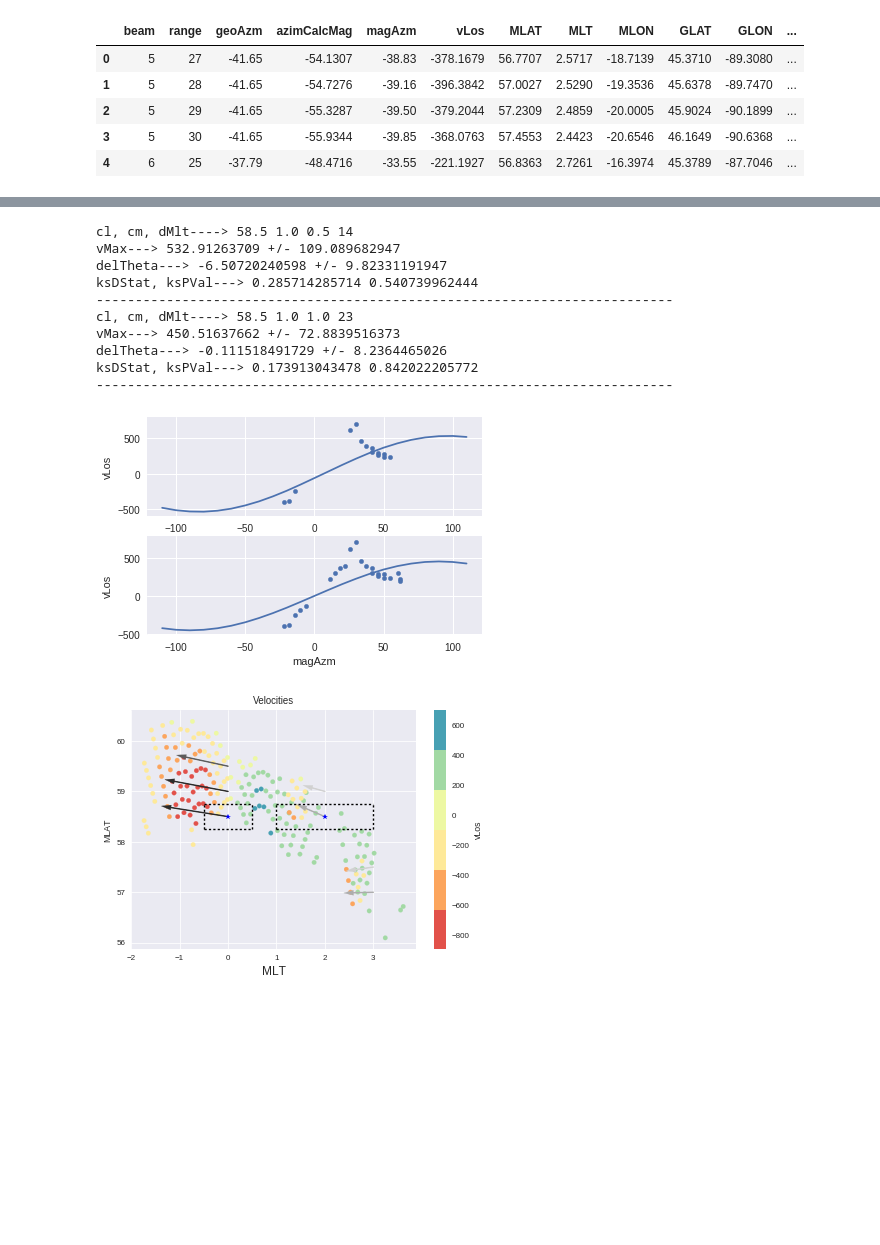
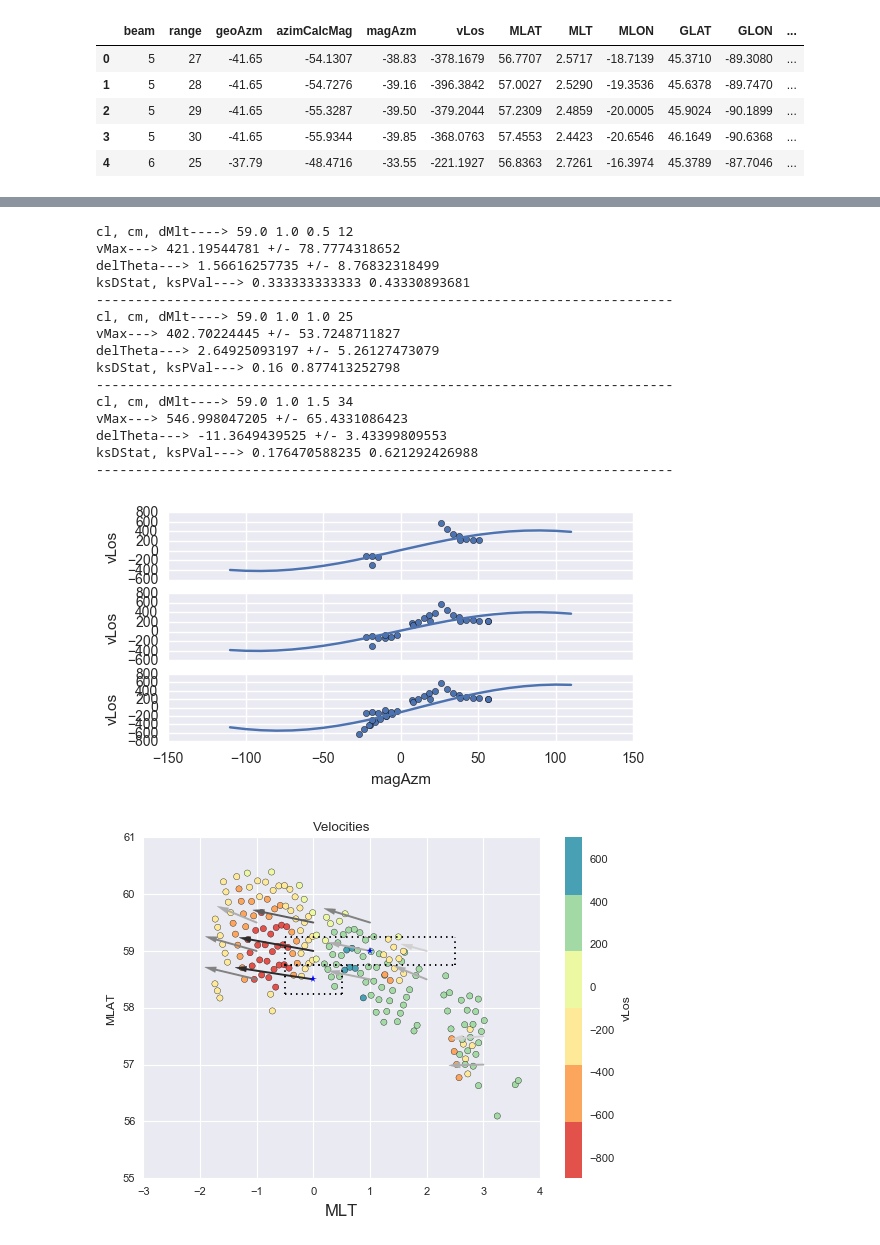
Before and after one commit to bharatreddy/indsvels, a Jupyter notebook: ipy/lshell-box.ipynb, the cells around one changed output, grey strips where cells are left out. Saved outputs shown, nothing was run; the diff lists cells and outputs as text; code cells hidden in the pictures; blank space fills up the shorter version.

```diff
--- a/ipy/lshell-box.ipynb
+++ b/ipy/lshell-box.ipynb
@@ -32,7 +32,7 @@ cutOffPredWestDelTheta = 25.
 cutoffAzmStdLowVal = 5.
 minNumPntsCutoffCell = 5 # Somewhat arbitrary determination!!
 fitAzmType = "azimCalcMag"
-mltFitRange = 1.
+mltFitRange = 1.5
 # %%
 inpCols = [ "beam", "range", "geoAzm", "azimCalcMag", "magAzm", "vLos"\
            , "MLAT", "MLT", "MLON", "GLAT", "GLON", "radId"\
@@ -212,7 +213,7 @@ for cl, cm in azimCharDF.groupby( [ "MLAT", "MLT" ] ).groups.keys():
         ksTestvLosFitArr = [ round( model_func(t, popt[0],popt[1]) )\
                                 for t in dfSel[fitAzmType].tolist() ]
         ksDStat, ksPVal = scipy.stats.ks_2samp( dfSel["vLos"].tolist(),ksTestvLosFitArr )
-        if cl == 58.5 and cm == 1.:
+        if cl == 59. and cm == 1.:
             ax = fig.add_subplot(len(subDF["delMLT"].values), 1, indValDmlt+1)
             thetaArr = range(-110, 120, 10)
             vLosArr = [ round( model_func(t, popt[0],popt[1]) ) for t in thetaArr ]
@@ -273,42 +274,47 @@ for cl, cm in azimCharDF.groupby( [ "MLAT", "MLT" ] ).groups.keys():
                 goodKSDstat = ksDStat
                 goodKSPval = ksPVal
                 goodVelFit =  popt[0]
                 goodAzimFit =  popt[1]
                 goodDMLT = dMlt
     # store results in arr
     if goodVelStd is not None:
         cellMlatArr.append( cl )
         cellMLTArr.append( cm )
         cellVelFitArr.append( goodVelFit )
         cellAzimFitArr.append( goodAzimFit )
         cellVelFitStdArr.append( goodVelStd )
         cellAzimFitStdArr.append( goodAzmStd )
         cellFitMLTRangeArr.append( goodDMLT )
         cellGoodFitFndArr.append( True )
 
 # convert to a dataframe
 fitResultsDF = pandas.DataFrame(
     {'mlat': cellMlatArr,
      'normMlt': cellMLTArr,
      'velSAPS': cellVelFitArr,
      'azimSAPS': cellAzimFitArr,
      'velSTD': cellVelFitStdArr,
      'azimSTD': cellAzimFitStdArr,
      'delMLT': cellFitMLTRangeArr,
      'goodFit': cellGoodFitFndArr
     })
 # %% [output]
-cl, cm, dMlt----> 58.5 1.0 0.5 14
-vMax---> 532.91263709 +/- 109.089682947
-delTheta---> -6.50720240598 +/- 9.82331191947
-ksDStat, ksPVal---> 0.285714285714 0.540739962444
+cl, cm, dMlt----> 59.0 1.0 0.5 12
+vMax---> 421.19544781 +/- 78.7774318652
+delTheta---> 1.56616257735 +/- 8.76832318499
+ksDStat, ksPVal---> 0.333333333333 0.43330893681
 --------------------------------------------------------------------------
-cl, cm, dMlt----> 58.5 1.0 1.0 23
-vMax---> 450.51637662 +/- 72.8839516373
-delTheta---> -0.111518491729 +/- 8.2364465026
-ksDStat, ksPVal---> 0.173913043478 0.842022205772
+cl, cm, dMlt----> 59.0 1.0 1.0 25
+vMax---> 402.70224445 +/- 53.7248711827
+delTheta---> 2.64925093197 +/- 5.26127473079
+ksDStat, ksPVal---> 0.16 0.877413252798
 --------------------------------------------------------------------------
+cl, cm, dMlt----> 59.0 1.0 1.5 34
+vMax---> 546.998047205 +/- 65.4331086423
+delTheta---> -11.3649439525 +/- 3.43399809553
+ksDStat, ksPVal---> 0.176470588235 0.621292426988
+--------------------------------------------------------------------------
-[figure, old version]
+[figure, new version]
 # %%
 # Now for plotting purpose calculate end points
 fitResultsDF["endPtMLAT"] = numpy.round( (fitResultsDF["velSAPS"]/1000.) *\
@@ -361,7 +367,7 @@ for frRows in fitResultsDF.iterrows():
                  head_width=0.1, head_length=0.2, fc=currCol, ec=currCol)
     # Plot boxes to show where fitting data came from
     if ( (frRows[1]["normMlt"] == 0 and frRows[1]["mlat"] == 58.5) or\
-        (frRows[1]["normMlt"] == 2 and frRows[1]["mlat"] == 58.5) ):
+        (frRows[1]["normMlt"] == 1 and frRows[1]["mlat"] == 59.) ):
         ax.plot( [ frRows[1]["normMlt"] + frRows[1]["delMLT"], frRows[1]["normMlt"] + frRows[1]["delMLT"] ], \
                 [ frRows[1]["mlat"] - cellSizeMLAT/2., frRows[1]["mlat"] + cellSizeMLAT/2. ], 'k:' )
 
@@ -376,7 +382,7 @@ for frRows in fitResultsDF.iterrows():
 
 fig1.savefig("../figs/fitVels-apr9-test.pdf",bbox_inches='tight')
 # %% [output]
-[figure, old version]
+[figure, new version]
 # %%
 # Now we have the good fits!
 # We'll have to find fits for cells
```
Also changed, not shown: parts of 4 cells of this notebook, 3 other files.
